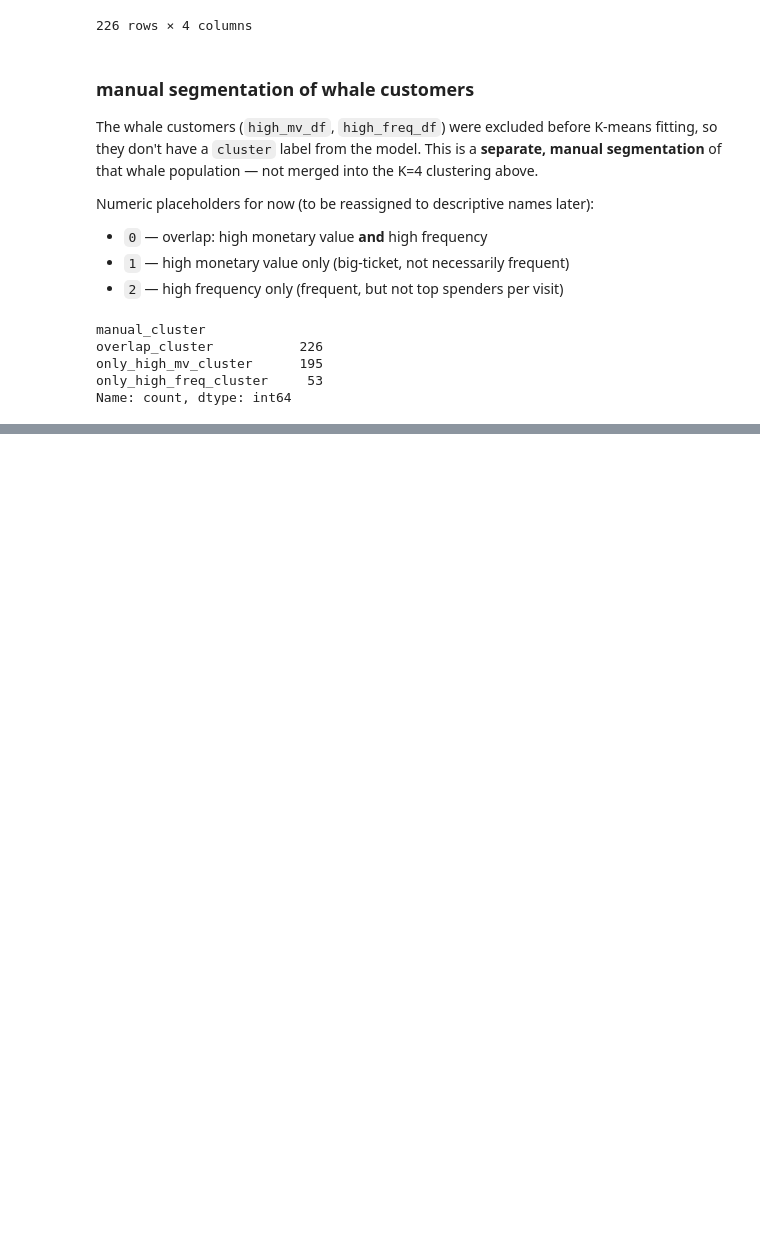
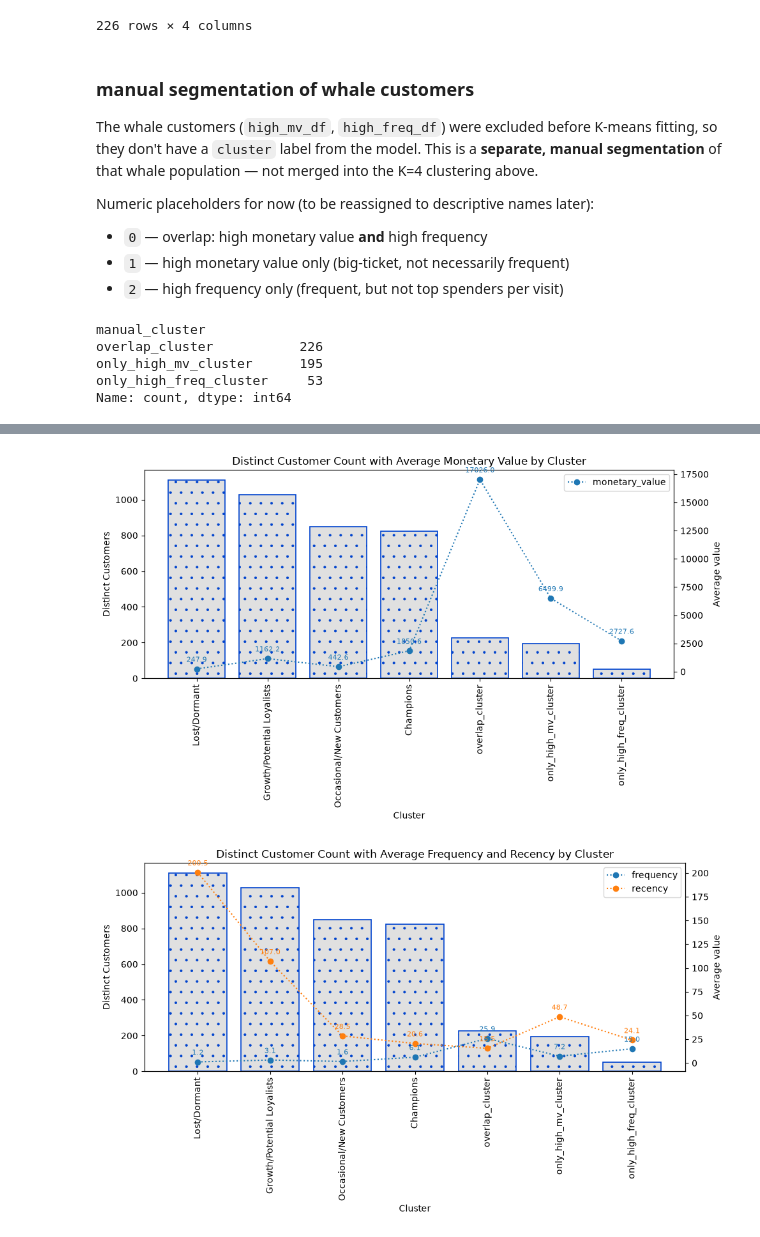
Before and after one commit to Avneesh-b7/product_analytics, a Jupyter notebook: k-means clustering/kmeans_clustering.ipynb, the cells around one changed output, grey strips where cells are left out. Drawn from its saved outputs; the diff is of its cells as text; code cells hidden in the pictures; blank space fills up the shorter version.

```diff
--- a/k-means clustering/kmeans_clustering.ipynb
+++ b/k-means clustering/kmeans_clustering.ipynb
@@ -1089,0 +1134,4 @@ whale_manual_df
+# %%
+
+outliers_df = outliers_df.rename(columns={'manual_cluster': 'cluster'})
+outliers_df
@@ -1089,0 +1152,3 @@ whale_manual_df
+# %%
+all_combined= pd.concat([all_customers, outliers_df], ignore_index=True)
+all_combined
@@ -1089,0 +1169,13 @@ whale_manual_df
+# %%
+cluster_labels = {
+    0: 'Champions',
+    1: 'Lost/Dormant',
+    2: 'Growth/Potential Loyalists',
+    3: 'Occasional/New Customers',
+    'only_high_freq_cluster':'only_high_freq_cluster',
+    'only_high_mv_cluster':'only_high_mv_cluster',
+    'overlap_cluster':'overlap_cluster'
+
+}
+
+all_combined['cluster'] = all_combined['cluster'].map(cluster_labels)
@@ -1089,0 +1237,53 @@ whale_manual_df
+# %%
+import matplotlib.pyplot as plt
+
+plt.rcParams['hatch.linewidth'] = 0.5
+
+cluster_counts = all_combined.groupby('cluster')['Customer ID'].nunique().sort_values(ascending=False)
+cluster_profile = all_combined.groupby('cluster')[['monetary_value', 'frequency', 'recency']].mean()
+cluster_profile = cluster_profile.reindex(cluster_counts.index)
+
+def plot_bars_with_lines(metrics, title):
+    fig, ax1 = plt.subplots(figsize=(10, 6))
+    fig.patch.set_facecolor('white')
+    ax1.set_facecolor('white')
+
+    ax1.bar(
+        cluster_counts.index.astype(str),
+        cluster_counts.values,
+        color='#e0e0e0',
+        edgecolor='#0043ce',
+        linewidth=1.2,
+        hatch='.'
+    )
+    ax1.set_xlabel('Cluster')
+    ax1.set_ylabel('Distinct Customers')
+    ax1.set_title(title)
+    ax1.tick_params(axis='x', rotation=90)
+
+    ax2 = ax1.twinx()
+    for col in metrics:
+        line, = ax2.plot(
+            cluster_profile.index.astype(str), cluster_profile[col],
+            marker='o', linestyle=':', label=col
+        )
+        for x, y in zip(cluster_profile.index.astype(str), cluster_profile[col]):
+            ax2.annotate(
+                f'{y:.1f}', (x, y),
+                textcoords='offset points', xytext=(0, 8),
+                ha='center', fontsize=8, color=line.get_color()
+            )
+    ax2.set_ylabel('Average value')
+    ax2.legend()
+
+    plt.tight_layout()
+    plt.show()
+
+# Graph 1: bars + monetary_value
+plot_bars_with_lines(['monetary_value'], 'Distinct Customer Count with Average Monetary Value by Cluster')
+
+# Graph 2: bars + frequency, recency
+plot_bars_with_lines(['frequency', 'recency'], 'Distinct Customer Count with Average Frequency and Recency by Cluster')
+# %% [output]
+[figure, added]
+[figure, added]
```
Also changed, not shown: parts of 16 cells of this notebook, 5 other files.
